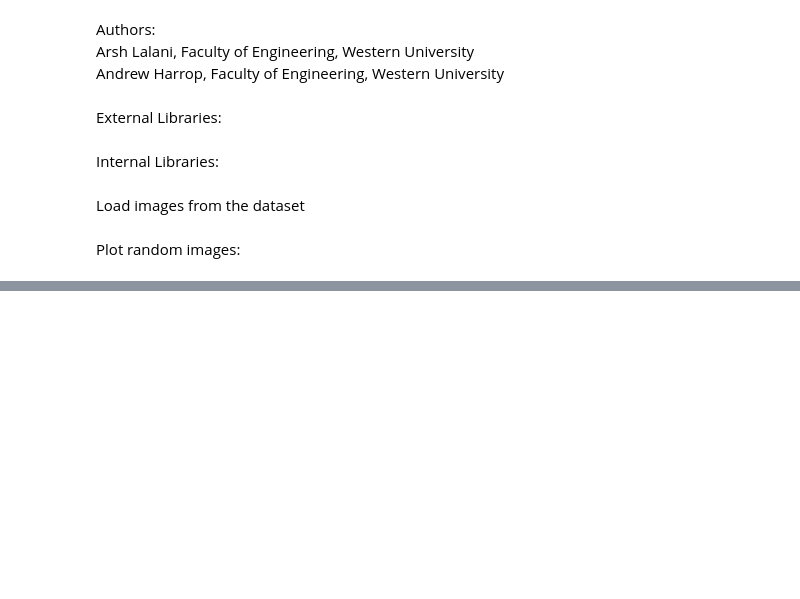
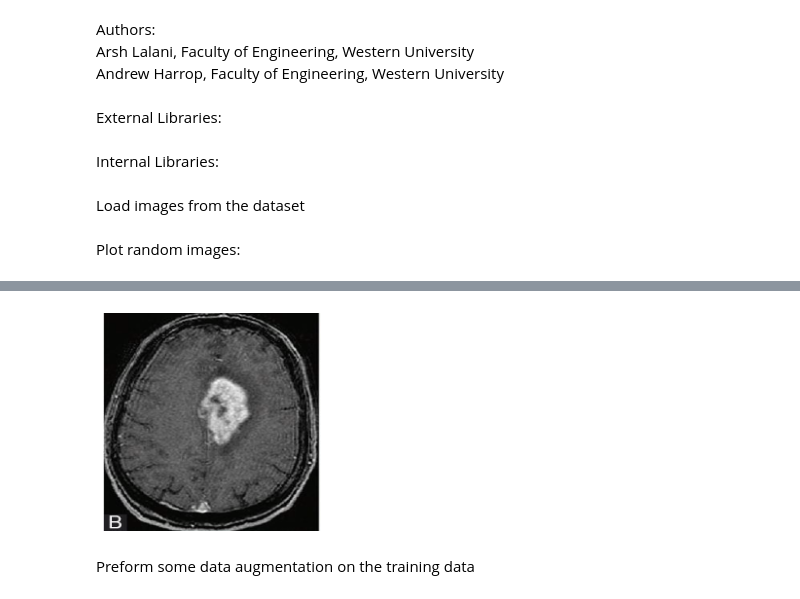
Before and after one commit to andrewharrop/Advanced-AI-Thesis, a Jupyter notebook: main.ipynb, the cells around one changed output, grey strips where cells are left out. Saved outputs shown, nothing was run; the diff lists cells and outputs as text; code cells hidden in the pictures; blank space fills up the shorter version.

```diff
--- a/main.ipynb
+++ b/main.ipynb
@@ -87,0 +86,13 @@ plot_cnn_history(base_cnn_history)
+# %%
+# Sp;it into train, test, and validation sets
+X_train, X_test, Y_train, Y_test = train_test_split(X, Y, test_size=0.2, random_state=42, stratify=Y)
+X_test, X_val, Y_test, Y_val = train_test_split(X_test, Y_test, test_size=0.5, random_state=42, stratify=Y_test)
+
+X_light_train, X_light_test, Y_light_train, Y_light_test = train_test_split(X_light, Y_light, test_size=0.2, random_state=42, stratify=Y_light)
+X_light_test, X_light_val, Y_light_test, Y_light_val = train_test_split(X_light_test, Y_light_test, test_size=0.5, random_state=42, stratify=Y_light_test)
+
+plot_image(X_light_train[0], save="X_light_train")
+# %% [output]
+[figure, added]
+# %% [markdown]
+Preform some data augmentation on the training data
```
Also changed, not shown: parts of 36 cells of this notebook, 21 other files.
